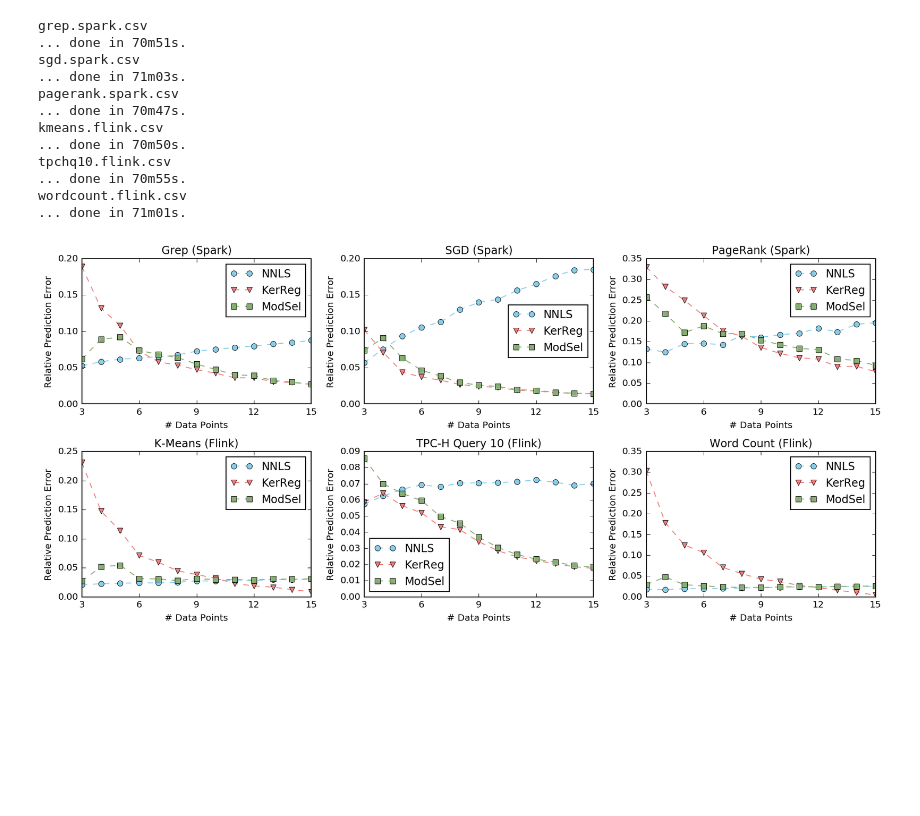
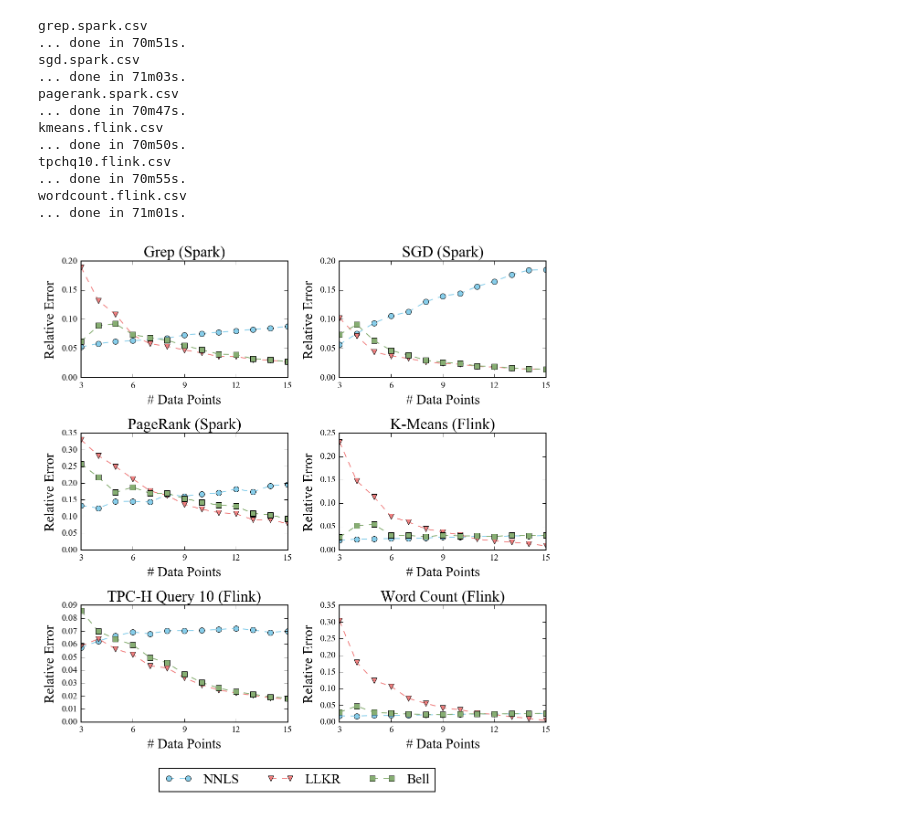
Before and after one commit to dos-group/runtime-prediction-experiments, a Jupyter notebook: analysis/runtime-prediction-analysis.ipynb, the cells around one changed output. Cells and saved outputs as stored; diff of their text form; code cells hidden in the pictures; blank space fills up the shorter version.

```diff
--- a/analysis/runtime-prediction-analysis.ipynb
+++ b/analysis/runtime-prediction-analysis.ipynb
@@ -251,33 +251,38 @@ titles = ['Grep (Spark)', 'SGD (Spark)', 'PageRank (Spark)',
 
 # models for fitting
 models = [Ernest(), KernelReg()]
-labels = ['NNLS', 'KerReg']
+labels = ['NNLS', 'LLKR']
 colors = ['skyblue', 'lightcoral']
 # %%
 # plot fitted models
-plt.figure(figsize=(13,6))
+mpl.rc('font', family='Times New Roman')
+plt.figure(figsize=(8,8))
 
 for i, (fname, title) in enumerate(zip(fnames, titles)):
     fpath = os.path.join(dpath, fname)
     x, y = get_data(fpath)
 
-    plt.subplot(2,3,i+1)
-    plt.title(title)
+    plt.subplot(3,2,i+1)
+    plt.title(title, fontsize=17)
     plt.plot(x, y, 'xk', label='Data')
     plt.xlim(2, 62)
     plt.ylim(ymin=0)
 
     xpred = np.linspace(2, 62, 500)
+    lines = []
     for model, label, color in zip(models, labels, colors):
         model.fit(x, y)
         ypred = model.predict(xpred)
-        plt.plot(xpred, ypred, label=label, lw=2., c=color)
-        plt.xlabel('Scale-Out')
-        plt.ylabel('Runtime [m]')
+        line = plt.plot(xpred, ypred, label=label, lw=2., c=color)
+        plt.xlabel('Scale-Out', fontsize=15)
+        plt.ylabel('Runtime [m]', fontsize=15)
         plt.xticks(np.arange(4, 61, 8))
-    plt.legend(loc='best')
+        lines = lines + line
+    #plt.legend(loc='best')
 
+plt.figlegend(lines, labels, fontsize=15, loc='lower center', ncol=3, bbox_to_anchor=[0.5, -.07],
+              bbox_transform=plt.gcf().transFigure)
 plt.tight_layout()
-plt.savefig('figures/predictions.pdf')
+plt.savefig('figures/predictions.pdf', bbox_inches='tight')
 plt.show()
 # %% [output]
@@ -287,7 +292,7 @@ plt.show()
 # %%
 # models for learning curves
 models = [Ernest(), KernelReg(), AllocationAssistant()]
-labels = ['NNLS', 'KerReg', 'ModSel']
+labels = ['NNLS', 'LLKR', 'Bell']
 colors = ['skyblue', 'lightcoral', 'sage']
 markers = ['o', 'v', 's']
 
@@ -333,24 +338,28 @@ wordcount.flink.csv
 # %%
 # load saved learning curves
 data = np.load('data/learning_curves.npz')
 curves = [data[fname] for fname in fnames]
 
 # plot
-plt.figure(figsize=(13,6))
+fig = plt.figure(figsize=(8,8))
 for i, (curve, title) in enumerate(zip(curves, titles)):
     d = np.mean(curve, axis=2)
-    plt.subplot(2,3,i+1)
-    plt.title(title)
-    plt.xlabel('# Data Points')
-    plt.ylabel('Relative Prediction Error')
+    plt.subplot(3,2,i+1)
+    plt.title(title, fontsize=17)
+    plt.xlabel('# Data Points', fontsize=15)
+    plt.ylabel('Relative Error', fontsize=15)
+    lines = []
     for j, (label, color, marker) in enumerate(zip(labels, colors, markers)):
-        plt.plot(np.arange(3,16), d[j,:], ls='--', marker=marker, c=color, label=label)
-    plt.legend(loc='best')
+        line = plt.plot(np.arange(3,16), d[j,:], ls='--', marker=marker, c=color, label=label)
+        lines = lines + line
+    #plt.legend(loc='best')
     plt.xlim(3,15)
     plt.xticks(np.arange(3,16,3))
     plt.ylim(ymin=0)
+plt.figlegend(lines, labels, fontsize=15, loc='lower center', ncol=3, bbox_to_anchor=[0.5, -.07],
+              bbox_transform=plt.gcf().transFigure)
 plt.tight_layout()
-plt.savefig('figures/learning_curves.pdf')
+plt.savefig('figures/learning_curves.pdf', bbox_inches='tight')
 plt.show()
 # %% [output]
-[figure, old version]
+[figure, new version]
```
Also changed, not shown: parts of 1 cell of this notebook, 2 other files.
